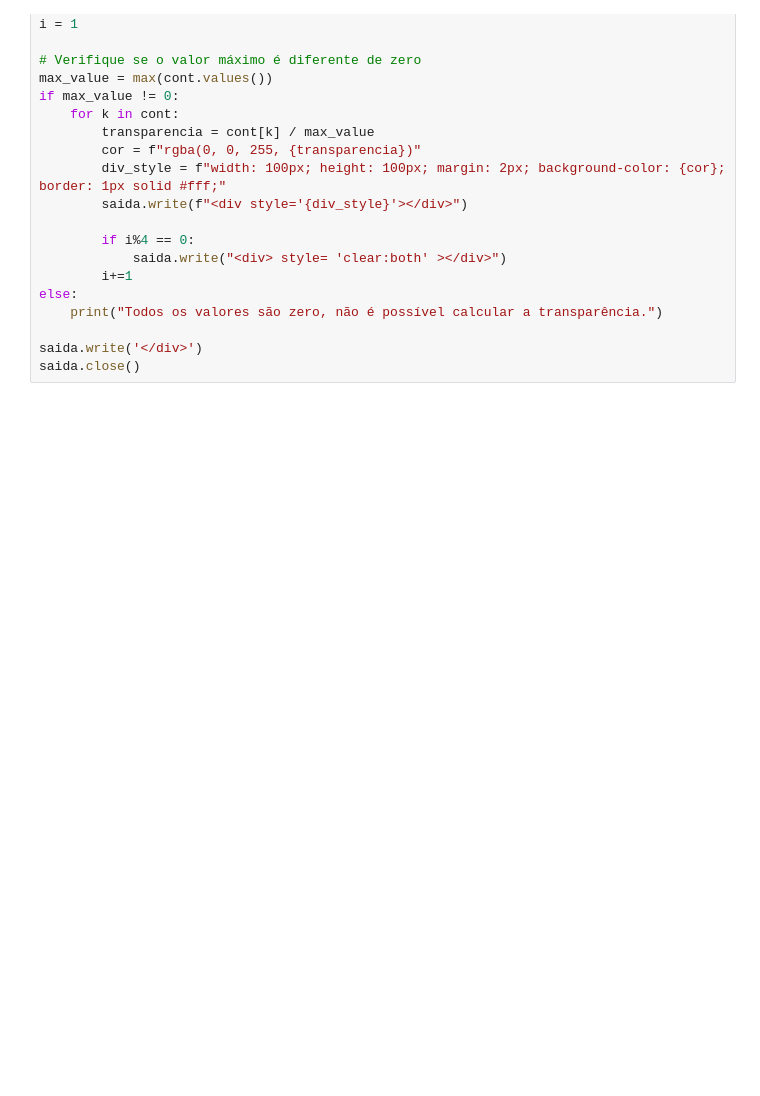
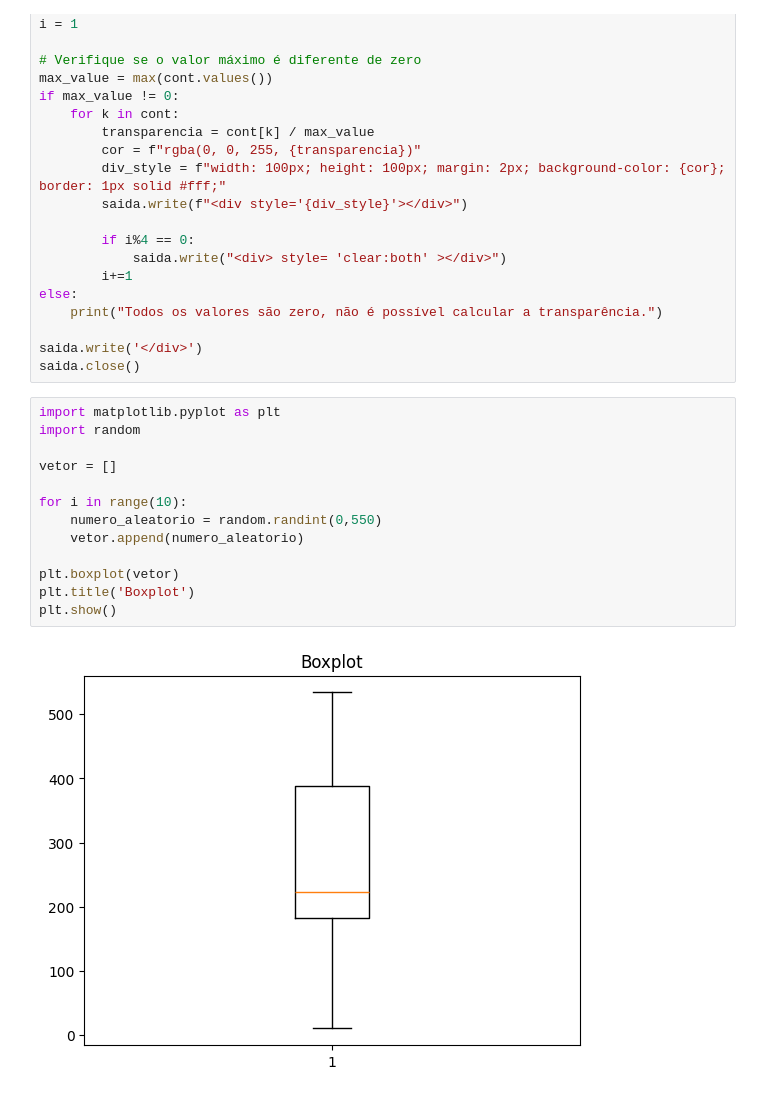
Before and after one commit to Alouco/Teste-git, a Jupyter notebook: Aula1.ipynb, the cells around one changed output. Drawn from its saved outputs; the diff is of its cells as text; blank space fills up the shorter version.

```diff
--- a/Aula1.ipynb
+++ b/Aula1.ipynb
@@ -247,3 +247,18 @@ else:
 
 saida.write('</div>')
 saida.close()
+# %%
+import matplotlib.pyplot as plt
+import random
+
+vetor = []
+
+for i in range(10):
+    numero_aleatorio = random.randint(0,550)
+    vetor.append(numero_aleatorio)
+
+plt.boxplot(vetor)
+plt.title('Boxplot')
+plt.show()
+# %% [output]
+[figure, added]
```
